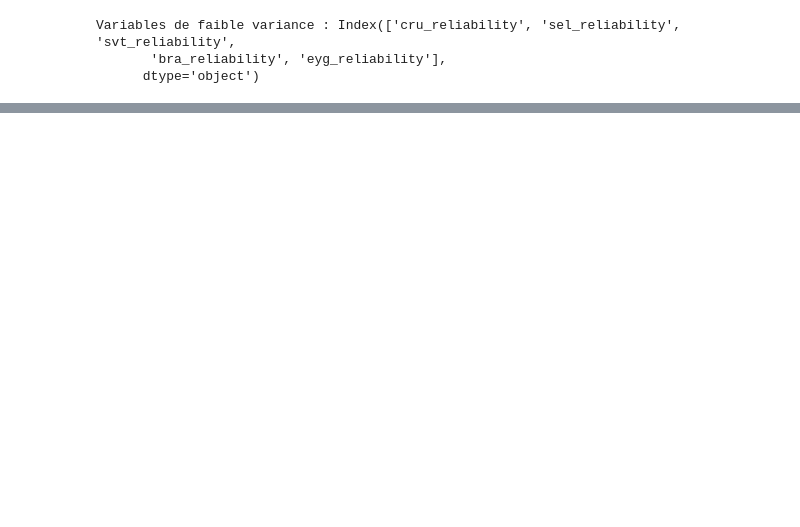
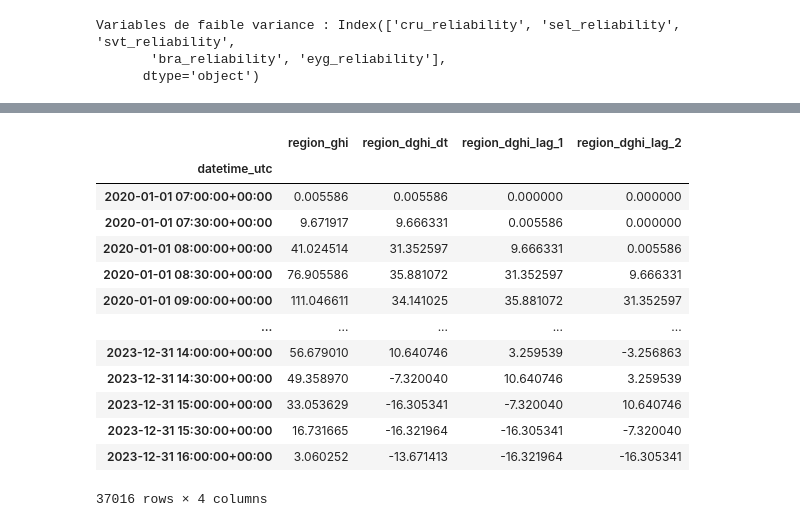
Before and after one commit to Math2935/aug25cds_variabilite, a Jupyter notebook: notebooks/05_modelisation/mi_features_engineering.ipynb, the cells around one changed output, grey strips where cells are left out. Drawn from its saved outputs; the diff is of its cells as text; code cells hidden in the pictures; blank space fills up the shorter version.

```diff
--- a/notebooks/05_modelisation/mi_features_engineering.ipynb
+++ b/notebooks/05_modelisation/mi_features_engineering.ipynb
@@ -791,0 +985,17 @@ sorted(df_train.columns.to_list())
+# %%
+df_train.loc[df_train.region_ghi > 0, ['region_ghi', 'region_dghi_dt','region_dghi_lag_1', 'region_dghi_lag_2']]
+# %% [output]
+|  | region_ghi | region_dghi_dt | region_dghi_lag_1 | region_dghi_lag_2 |
+| datetime_utc |  |  |  |  |
+| 2020-01-01 07:00:00+00:00 | 0.005586 | 0.005586 | 0.000000 | 0.000000 |
+| 2020-01-01 07:30:00+00:00 | 9.671917 | 9.666331 | 0.005586 | 0.000000 |
+| 2020-01-01 08:00:00+00:00 | 41.024514 | 31.352597 | 9.666331 | 0.005586 |
+| 2020-01-01 08:30:00+00:00 | 76.905586 | 35.881072 | 31.352597 | 9.666331 |
+| 2020-01-01 09:00:00+00:00 | 111.046611 | 34.141025 | 35.881072 | 31.352597 |
+| ... | ... | ... | ... | ... |
+| 2023-12-31 14:00:00+00:00 | 56.679010 | 10.640746 | 3.259539 | -3.256863 |
+| 2023-12-31 14:30:00+00:00 | 49.358970 | -7.320040 | 10.640746 | 3.259539 |
+| 2023-12-31 15:00:00+00:00 | 33.053629 | -16.305341 | -7.320040 | 10.640746 |
+| 2023-12-31 15:30:00+00:00 | 16.731665 | -16.321964 | -16.305341 | -7.320040 |
+| 2023-12-31 16:00:00+00:00 | 3.060252 | -13.671413 | -16.321964 | -16.305341 |
+37016 rows × 4 columns
```
Also changed, not shown: parts of 28 cells of this notebook.
